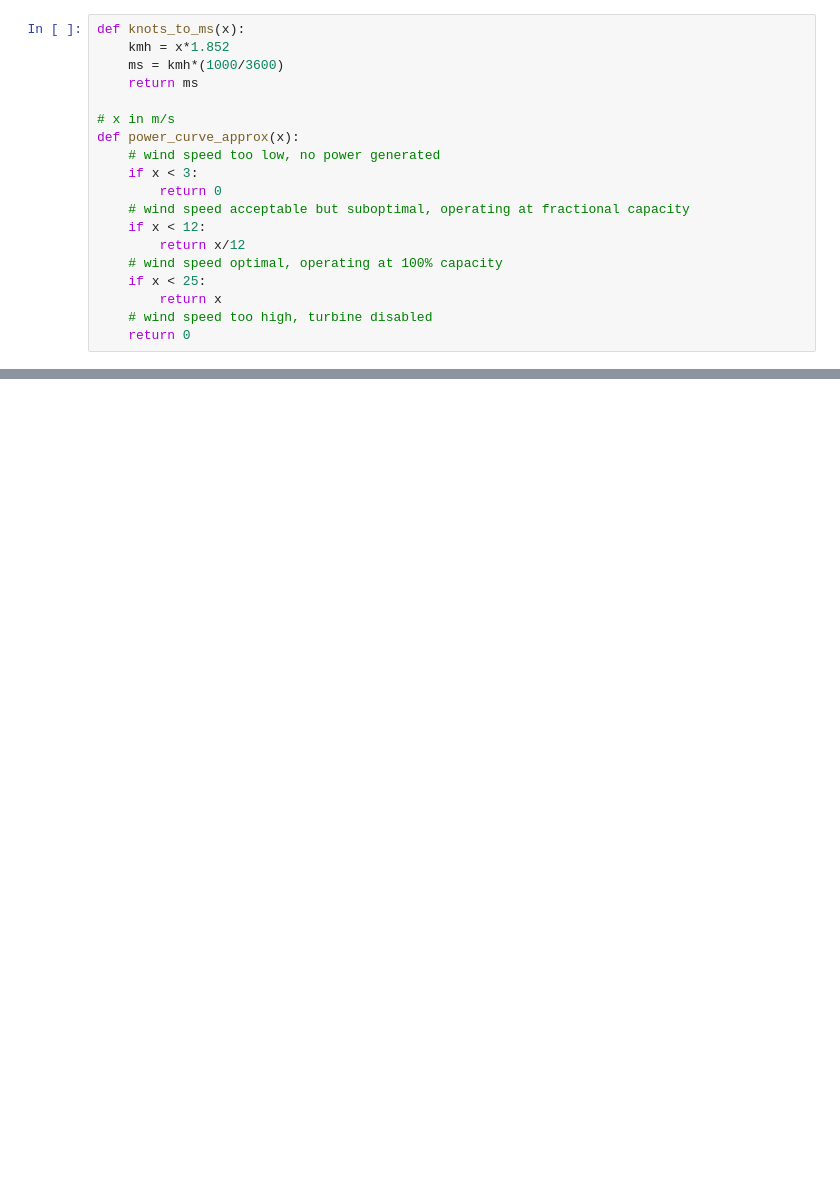
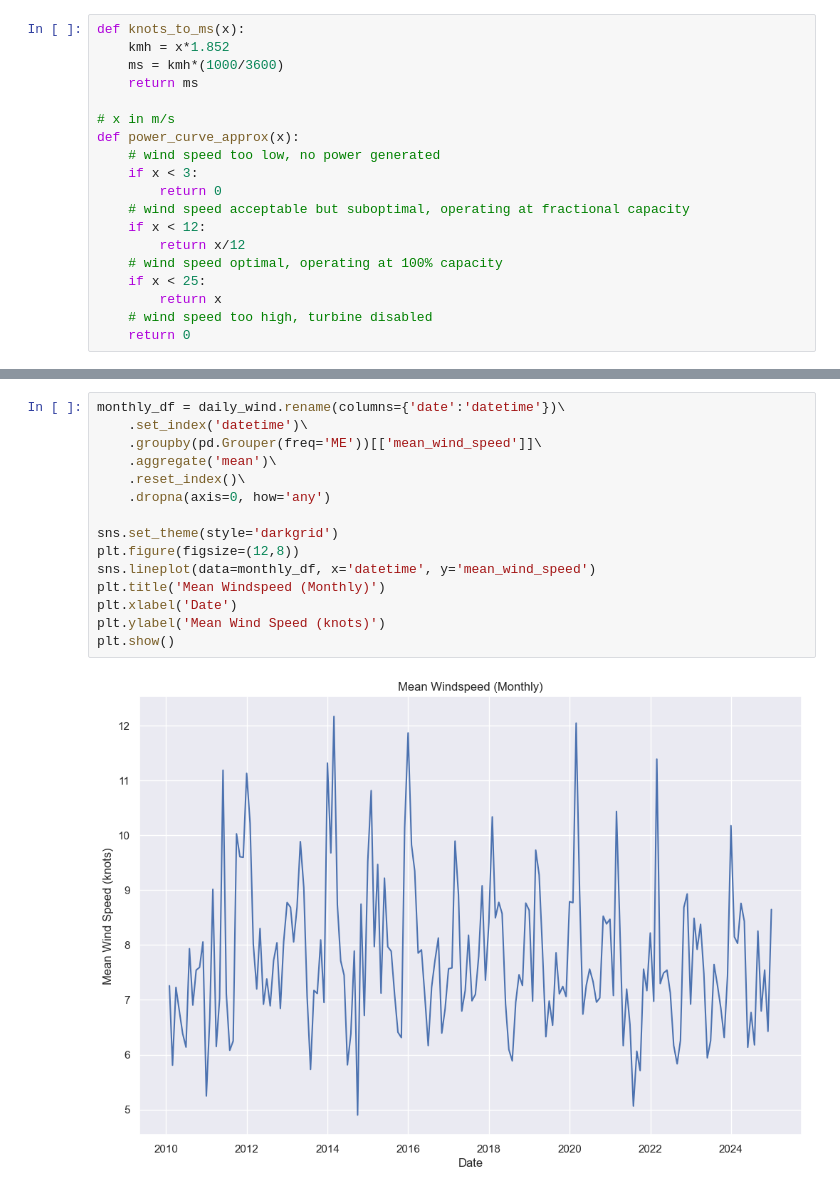
Before and after one commit to Cking313/programming_for_data_analytics, a Jupyter notebook: project/analysis.ipynb, the cells around one changed output, grey strips where cells are left out. Drawn from its saved outputs; the diff is of its cells as text; blank space fills up the shorter version.

```diff
--- a/project/analysis.ipynb
+++ b/project/analysis.ipynb
@@ -59,0 +116,17 @@ def power_curve_approx(x):
+# %%
+monthly_df = daily_wind.rename(columns={'date':'datetime'})\
+    .set_index('datetime')\
+    .groupby(pd.Grouper(freq='ME'))[['mean_wind_speed']]\
+    .aggregate('mean')\
+    .reset_index()\
+    .dropna(axis=0, how='any')
+
+sns.set_theme(style='darkgrid')
+plt.figure(figsize=(12,8))
+sns.lineplot(data=monthly_df, x='datetime', y='mean_wind_speed')
+plt.title('Mean Windspeed (Monthly)')
+plt.xlabel('Date')
+plt.ylabel('Mean Wind Speed (knots)')
+plt.show()
+# %% [output]
+[figure, added]
```
Also changed, not shown: parts of 31 cells of this notebook, 2 other files.
